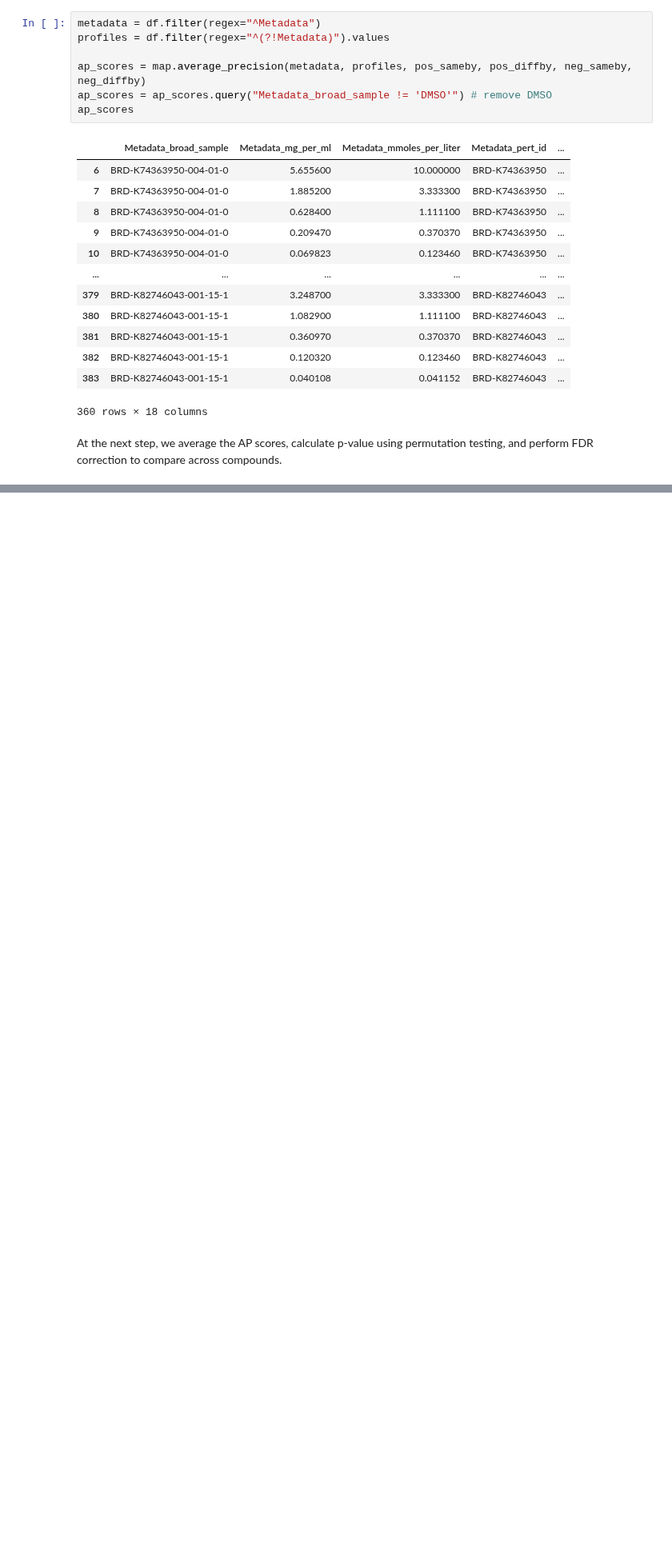
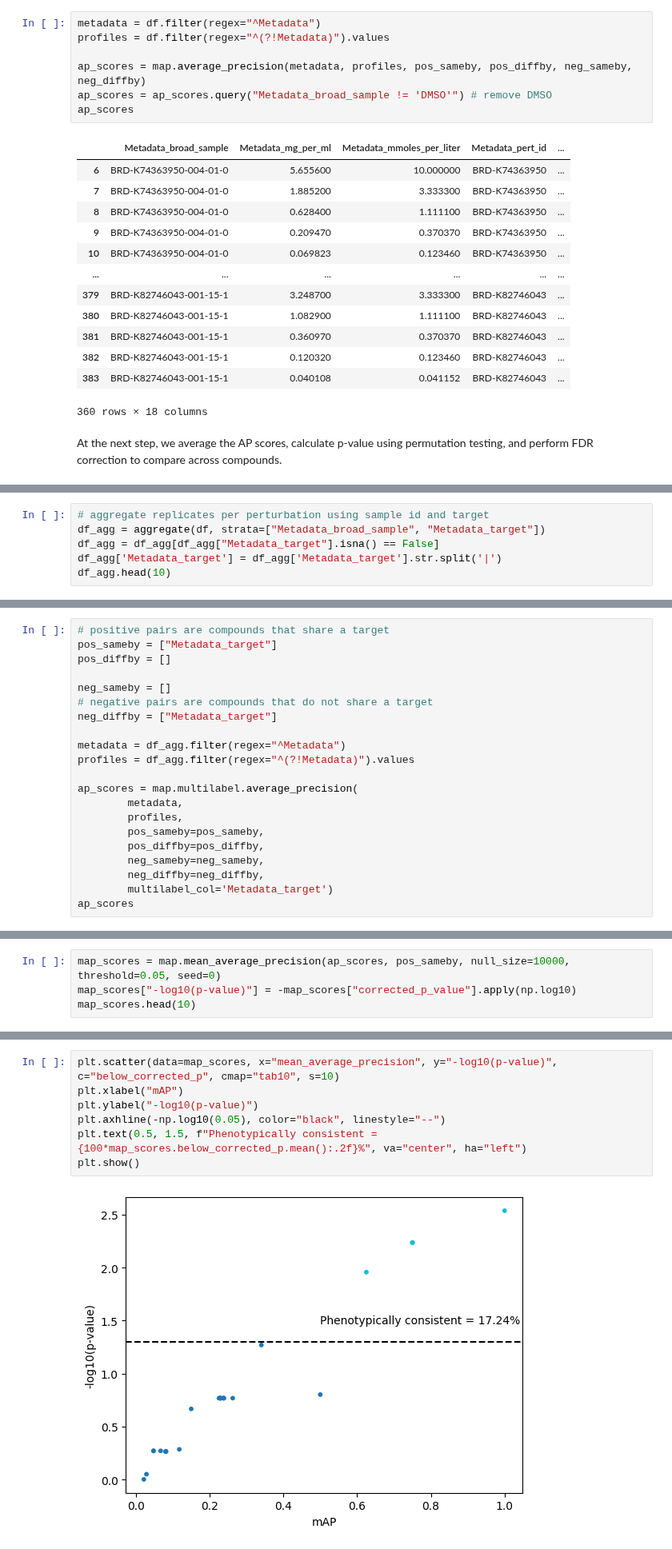
Before and after one commit to cytomining/copairs, a Jupyter notebook: examples/demo.ipynb, the cells around one changed output, grey strips where cells are left out. Shown at 80% size. Cells and saved outputs as stored; diff of their text form; blank space fills up the shorter version.

```diff
--- a/examples/demo.ipynb
+++ b/examples/demo.ipynb
@@ -134,0 +185,6 @@ plt.show()
+# %%
+# aggregate replicates per perturbation using sample id and target
+df_agg = aggregate(df, strata=["Metadata_broad_sample", "Metadata_target"])
+df_agg = df_agg[df_agg["Metadata_target"].isna() == False]
+df_agg['Metadata_target'] = df_agg['Metadata_target'].str.split('|')
+df_agg.head(10)
@@ -134,0 +210,21 @@ plt.show()
+# %%
+# positive pairs are compounds that share a target
+pos_sameby = ["Metadata_target"]
+pos_diffby = []
+
+neg_sameby = []
+# negative pairs are compounds that do not share a target
+neg_diffby = ["Metadata_target"]
+
+metadata = df_agg.filter(regex="^Metadata")
+profiles = df_agg.filter(regex="^(?!Metadata)").values
+
+ap_scores = map.multilabel.average_precision(
+        metadata,
+        profiles,
+        pos_sameby=pos_sameby,
+        pos_diffby=pos_diffby,
+        neg_sameby=neg_sameby,
+        neg_diffby=neg_diffby,
+        multilabel_col='Metadata_target')
+ap_scores
@@ -134,0 +245,4 @@ plt.show()
+# %%
+map_scores = map.mean_average_precision(ap_scores, pos_sameby, null_size=10000, threshold=0.05, seed=0)
+map_scores["-log10(p-value)"] = -map_scores["corrected_p_value"].apply(np.log10)
+map_scores.head(10)
@@ -134,0 +267,9 @@ plt.show()
+# %%
+plt.scatter(data=map_scores, x="mean_average_precision", y="-log10(p-value)", c="below_corrected_p", cmap="tab10", s=10)
+plt.xlabel("mAP")
+plt.ylabel("-log10(p-value)")
+plt.axhline(-np.log10(0.05), color="black", linestyle="--")
+plt.text(0.5, 1.5, f"Phenotypically consistent = {100*map_scores.below_corrected_p.mean():.2f}%", va="center", ha="left")
+plt.show()
+# %% [output]
+[figure, added]
```
Also changed, not shown: parts of 17 cells of this notebook.
